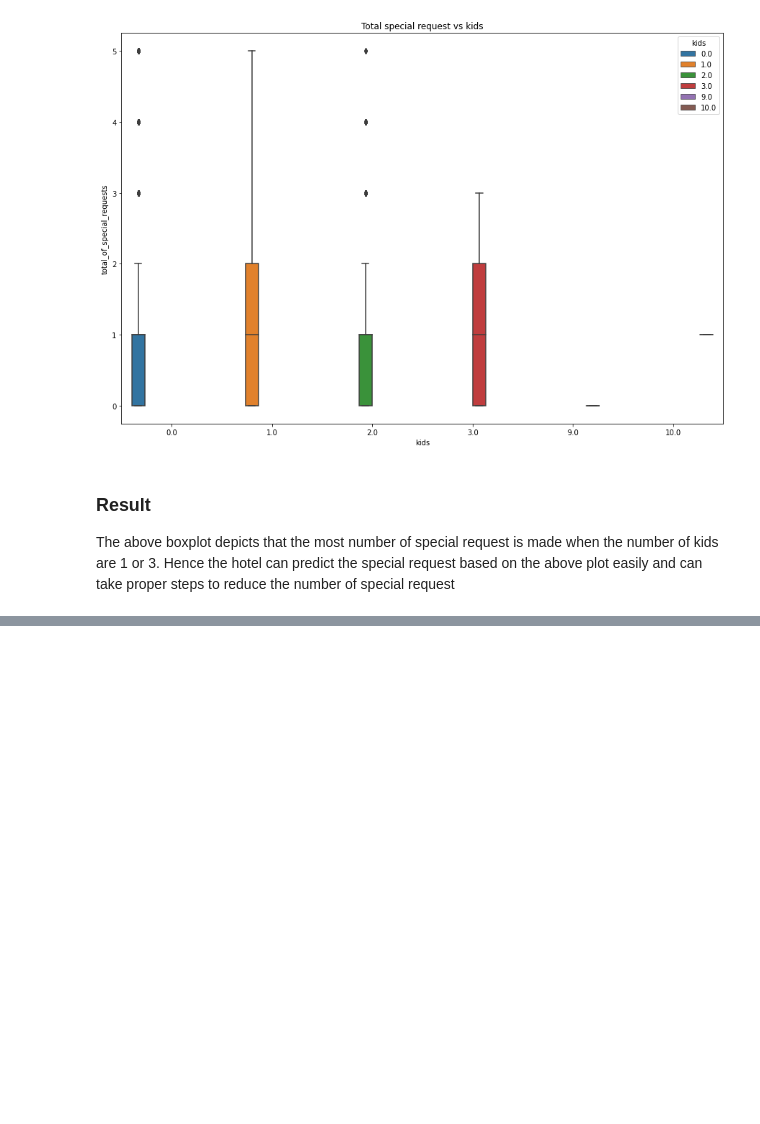
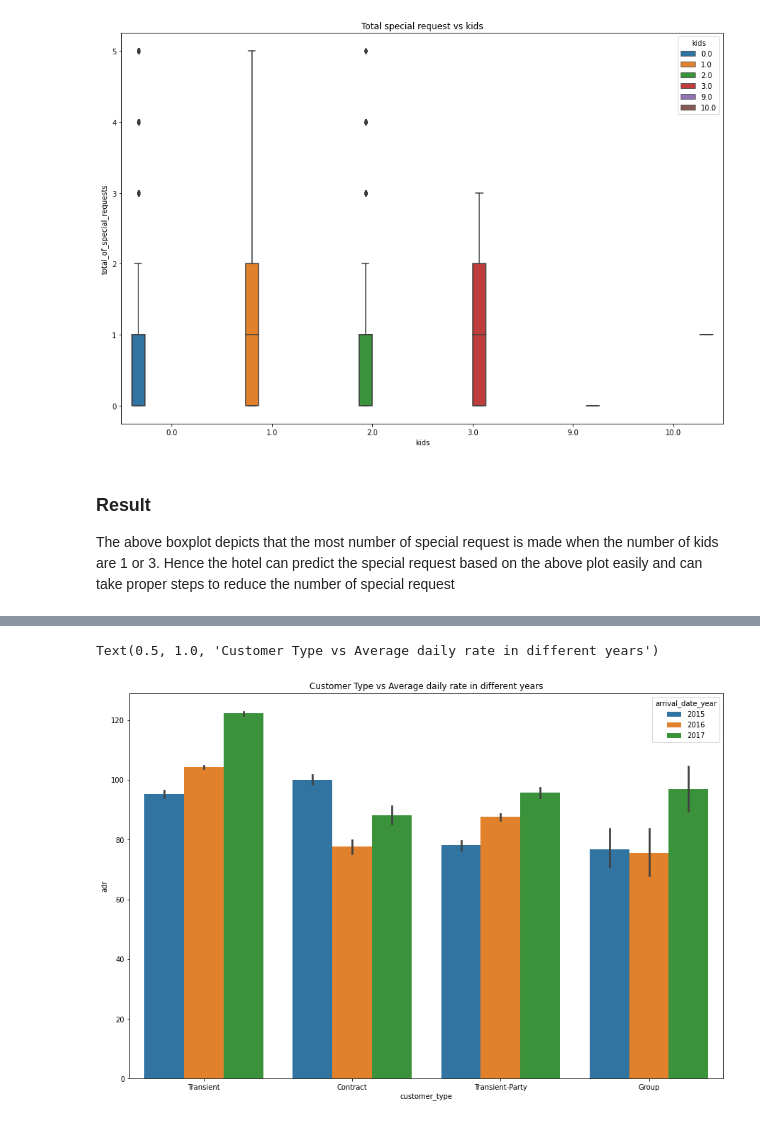
Before and after one commit to 7692TITO/EDA-Capstone-Project, a Jupyter notebook: Individual_Notebook_Capstone_Project_(Tito).ipynb, the cells around one changed output, grey strips where cells are left out. Saved outputs shown, nothing was run; the diff lists cells and outputs as text; code cells hidden in the pictures; blank space fills up the shorter version.

```diff
--- a/Individual_Notebook_Capstone_Project_(Tito).ipynb
+++ b/Individual_Notebook_Capstone_Project_(Tito).ipynb
@@ -546,0 +550,7 @@ The above boxplot depicts that the most number of special request is made when t
+# %%
+plt.figure(figsize = (15,10))                   # used here seaborn barplot to do the multivariate analysis
+sns.barplot(x= 'customer_type' ,y ='adr',hue ='arrival_date_year' ,data= df)
+plt.title('Customer Type vs Average daily rate in different years')
+# %% [output]
+Text(0.5, 1.0, 'Customer Type vs Average daily rate in different years')
+[figure, added]
```
Also changed, not shown: parts of 2 cells of this notebook.
